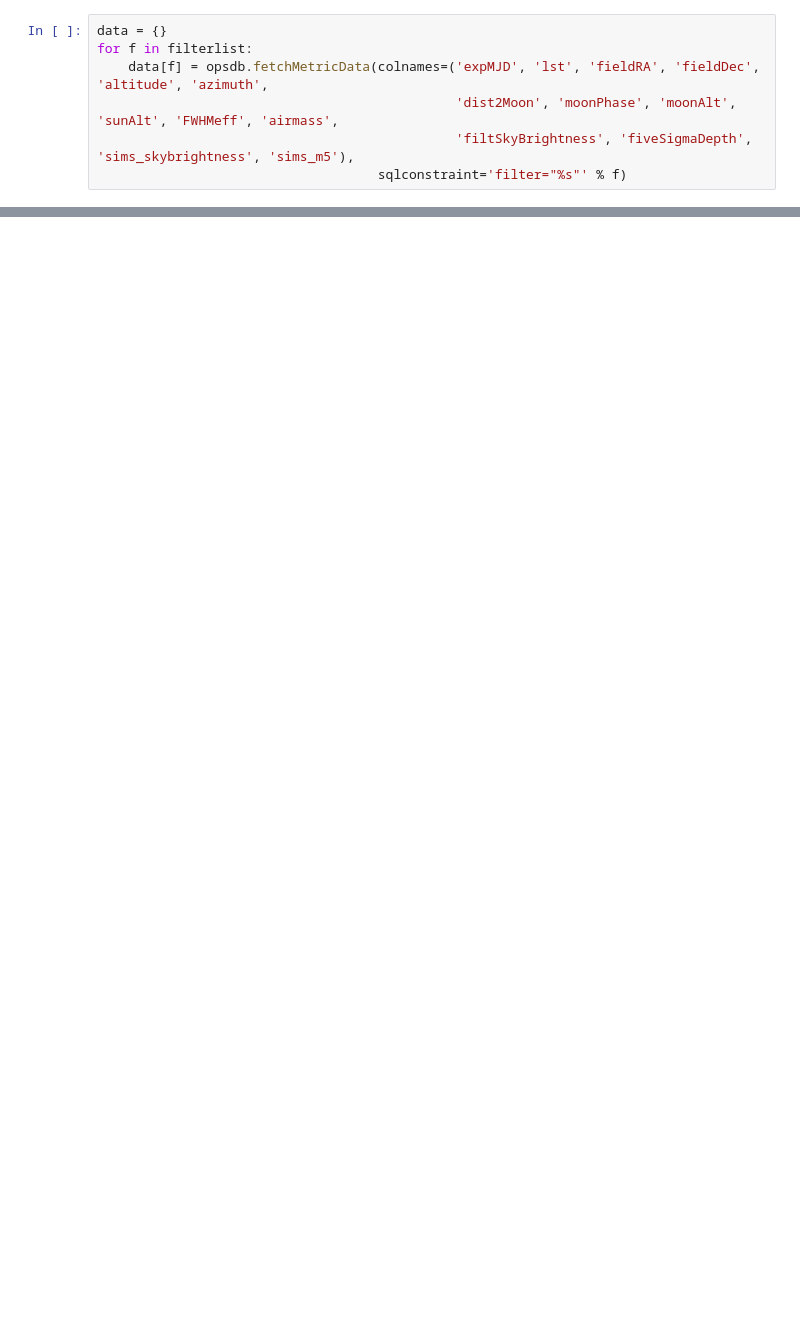
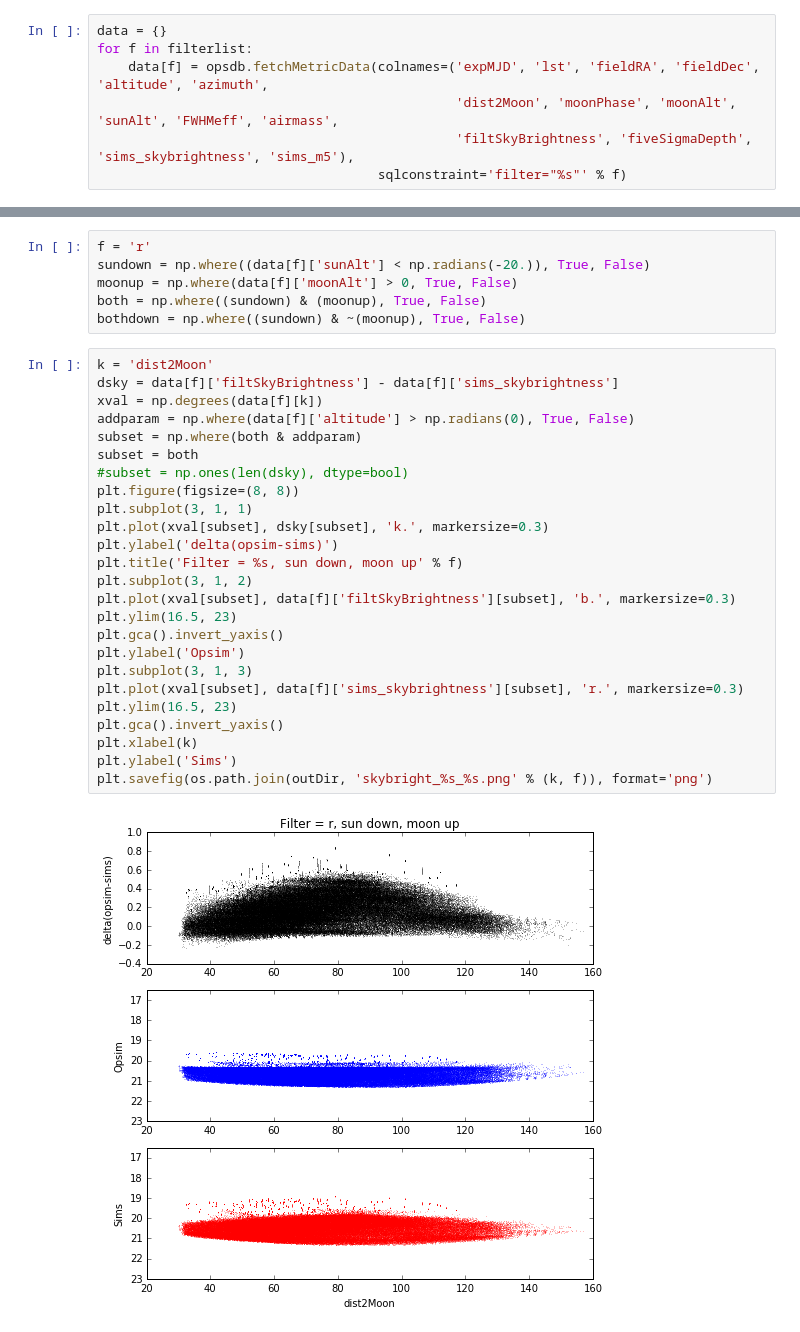
Before and after one commit to rhiannonlynne/notebooks, a Jupyter notebook: skybright changes.ipynb, the cells around one changed output, grey strips where cells are left out. Drawn from its saved outputs; the diff is of its cells as text; blank space fills up the shorter version.

```diff
--- a/skybright changes.ipynb
+++ b/skybright changes.ipynb
@@ -72,0 +84,33 @@ plt.title('change in skybrightness, when moon up and sun down')
+# %%
+f = 'r'
+sundown = np.where((data[f]['sunAlt'] < np.radians(-20.)), True, False)
+moonup = np.where(data[f]['moonAlt'] > 0, True, False)
+both = np.where((sundown) & (moonup), True, False)
+bothdown = np.where((sundown) & ~(moonup), True, False)
+# %%
+k = 'dist2Moon'
+dsky = data[f]['filtSkyBrightness'] - data[f]['sims_skybrightness']
+xval = np.degrees(data[f][k])
+addparam = np.where(data[f]['altitude'] > np.radians(0), True, False)
+subset = np.where(both & addparam)
+subset = both
+#subset = np.ones(len(dsky), dtype=bool)
+plt.figure(figsize=(8, 8))
+plt.subplot(3, 1, 1)
+plt.plot(xval[subset], dsky[subset], 'k.', markersize=0.3)
+plt.ylabel('delta(opsim-sims)')
+plt.title('Filter = %s, sun down, moon up' % f)
+plt.subplot(3, 1, 2)
+plt.plot(xval[subset], data[f]['filtSkyBrightness'][subset], 'b.', markersize=0.3)
+plt.ylim(16.5, 23)
+plt.gca().invert_yaxis()
+plt.ylabel('Opsim')
+plt.subplot(3, 1, 3)
+plt.plot(xval[subset], data[f]['sims_skybrightness'][subset], 'r.', markersize=0.3)
+plt.ylim(16.5, 23)
+plt.gca().invert_yaxis()
+plt.xlabel(k)
+plt.ylabel('Sims')
+plt.savefig(os.path.join(outDir, 'skybright_%s_%s.png' % (k, f)), format='png')
+# %% [output]
+[figure, added]
```
Also changed, not shown: parts of 15 cells of this notebook, 1 other file.
